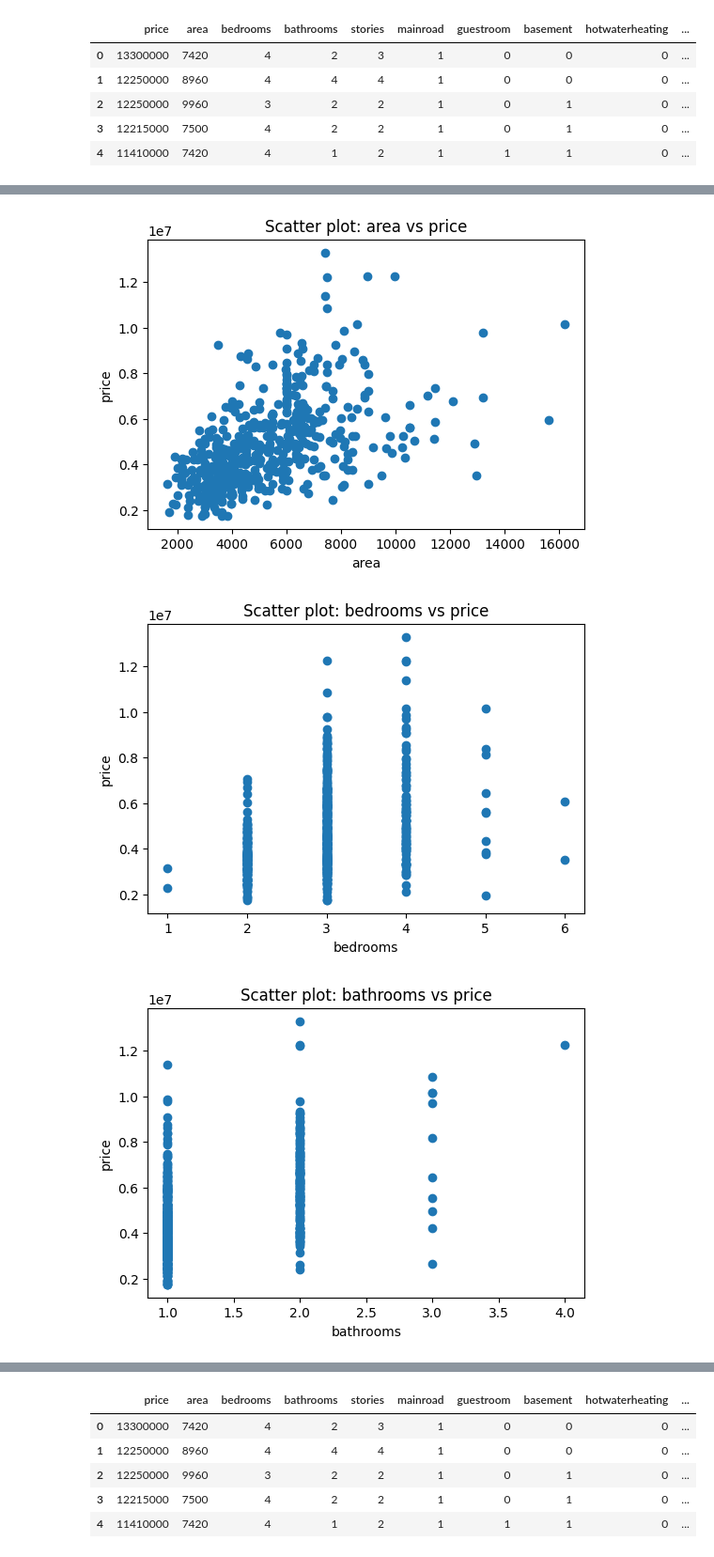
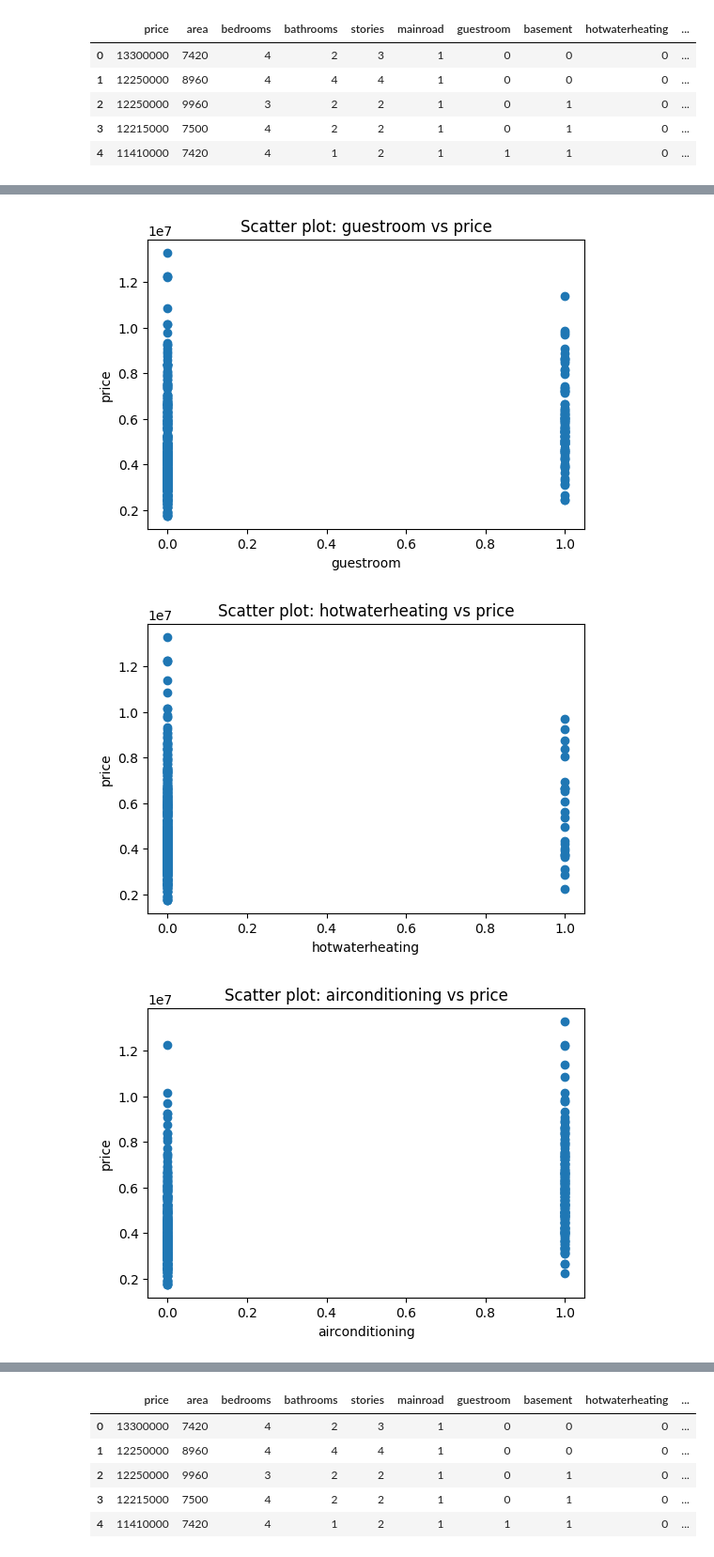
Before and after one commit to infy-dinkar/Machine_learning, a Jupyter notebook: practice/Linear_Regression.ipynb, the cells around one changed output, grey strips where cells are left out. Shown at 94% size. Drawn from its saved outputs; the diff is of its cells as text; code cells hidden in the pictures.

```diff
--- a/practice/Linear_Regression.ipynb
+++ b/practice/Linear_Regression.ipynb
@@ -167,3 +167,14 @@ df.head()
 | 2 | 12250000 | 9960 | 3 | 2 | 2 | 1 | 0 | 1 | 0 | ... |
 | 3 | 12215000 | 7500 | 4 | 2 | 2 | 1 | 0 | 1 | 0 | ... |
 | 4 | 11410000 | 7420 | 4 | 1 | 2 | 1 | 1 | 1 | 0 | ... |
+# %%
+target = 'price'
+features = ['area', 'bedrooms', 'bathrooms','stories']
+
+for col in features:
+    plt.figure(figsize=(6,4))
+    plt.scatter(df[col], df[target])
+    plt.xlabel(col)
+    plt.ylabel(target)
+    plt.title(f'Scatter plot: {col} vs {target}')
+    plt.show()
@@ -169,0 +186,9 @@ df.head()
+# %%
+df['area_log'] = np.log1p(df['area'])
+# %%
+df['bathrooms/bedrooms']=df['bathrooms']/df['bedrooms']
+df.drop('bathrooms',axis=1)
+df.drop('bedrooms',axis=1)
+df.drop('area',axis=1)
+df.drop('hotwaterheating',axis=1)
+df.drop('airconditioning',axis=1)
@@ -170,15 +218,15 @@ df.head()
 # %%
 target = 'price'
-features = ['area', 'bedrooms', 'bathrooms','stories']
+features = ['guestroom','hotwaterheating','airconditioning']
 
 for col in features:
     plt.figure(figsize=(6,4))
     plt.scatter(df[col], df[target])
     plt.xlabel(col)
     plt.ylabel(target)
     plt.title(f'Scatter plot: {col} vs {target}')
     plt.show()
 # %% [output]
-[figure, old version]
+[figure, new version]
-[figure, old version]
+[figure, new version]
-[figure, old version]
+[figure, new version]
```
Also changed, not shown: parts of 9 cells of this notebook.
